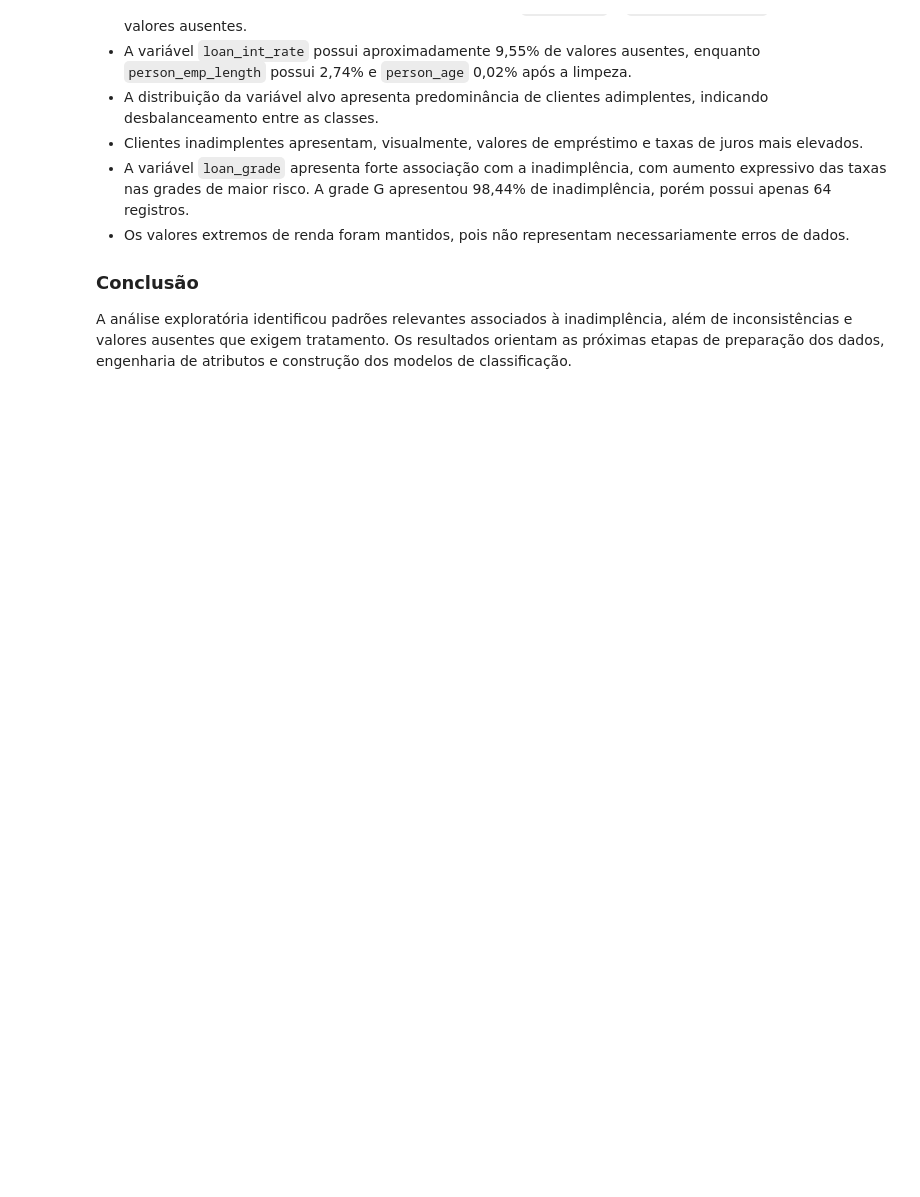
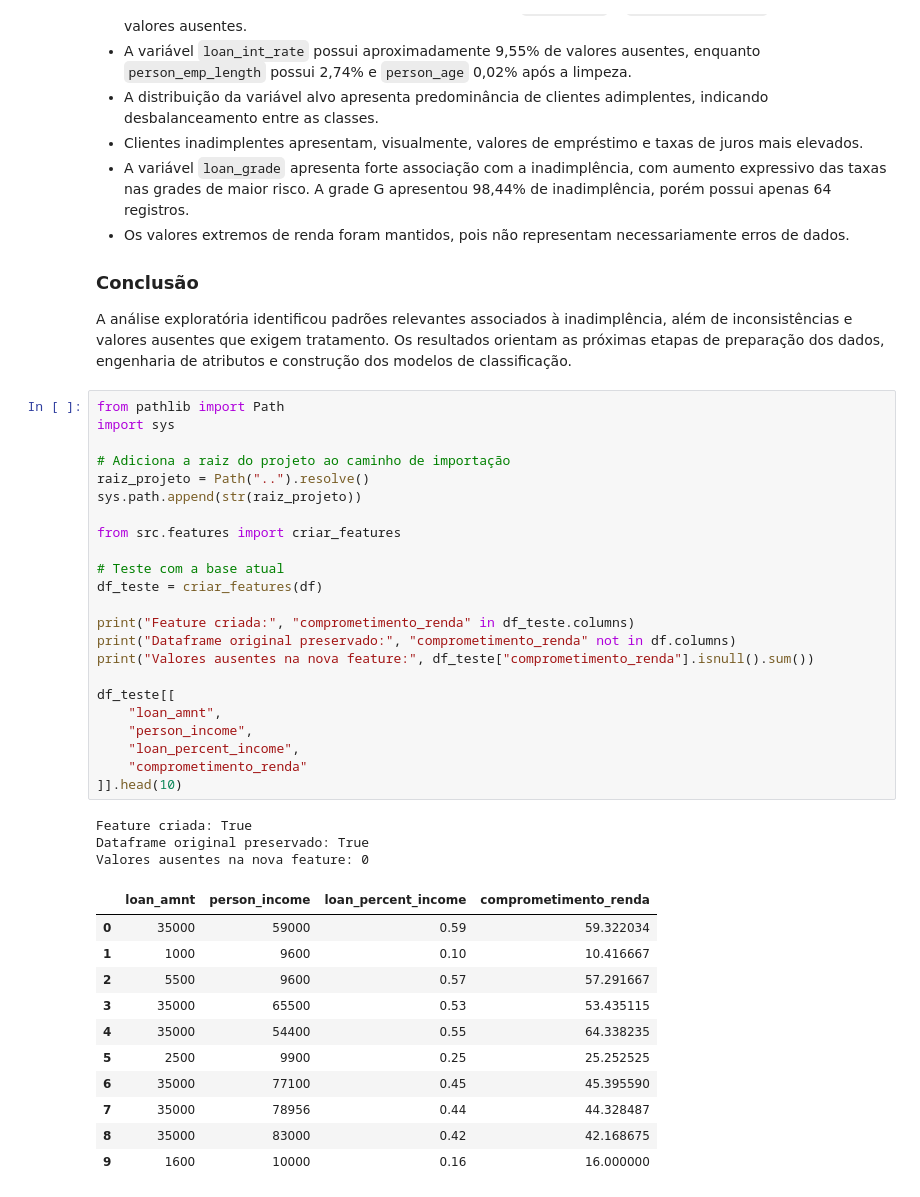
Before and after one commit to stefanolaurito/projeto-risco-credito, a Jupyter notebook: notebooks/01_eda.ipynb, the cells around one changed output. Cells and saved outputs as stored; diff of their text form; blank space fills up the shorter version.

Commit message:
feat: criar variável de comprometimento de renda

```diff
--- a/notebooks/01_eda.ipynb
+++ b/notebooks/01_eda.ipynb
@@ -357,3 +357,41 @@ resumo_grade
 ### Conclusão
 
 A análise exploratória identificou padrões relevantes associados à inadimplência, além de inconsistências e valores ausentes que exigem tratamento. Os resultados orientam as próximas etapas de preparação dos dados, engenharia de atributos e construção dos modelos de classificação.
+# %%
+from pathlib import Path
+import sys
+
+# Adiciona a raiz do projeto ao caminho de importação
+raiz_projeto = Path("..").resolve()
+sys.path.append(str(raiz_projeto))
+
+from src.features import criar_features
+
+# Teste com a base atual
+df_teste = criar_features(df)
+
+print("Feature criada:", "comprometimento_renda" in df_teste.columns)
+print("Dataframe original preservado:", "comprometimento_renda" not in df.columns)
+print("Valores ausentes na nova feature:", df_teste["comprometimento_renda"].isnull().sum())
+
+df_teste[[
+    "loan_amnt",
+    "person_income",
+    "loan_percent_income",
+    "comprometimento_renda"
+]].head(10)
+# %% [output]
+Feature criada: True
+Dataframe original preservado: True
+Valores ausentes na nova feature: 0
+|  | loan_amnt | person_income | loan_percent_income | comprometimento_renda |
+| 0 | 35000 | 59000 | 0.59 | 59.322034 |
+| 1 | 1000 | 9600 | 0.10 | 10.416667 |
+| 2 | 5500 | 9600 | 0.57 | 57.291667 |
+| 3 | 35000 | 65500 | 0.53 | 53.435115 |
+| 4 | 35000 | 54400 | 0.55 | 64.338235 |
+| 5 | 2500 | 9900 | 0.25 | 25.252525 |
+| 6 | 35000 | 77100 | 0.45 | 45.395590 |
+| 7 | 35000 | 78956 | 0.44 | 44.328487 |
+| 8 | 35000 | 83000 | 0.42 | 42.168675 |
+| 9 | 1600 | 10000 | 0.16 | 16.000000 |
```
Also changed, not shown: parts of 1 cell of this notebook, 1 other file.
